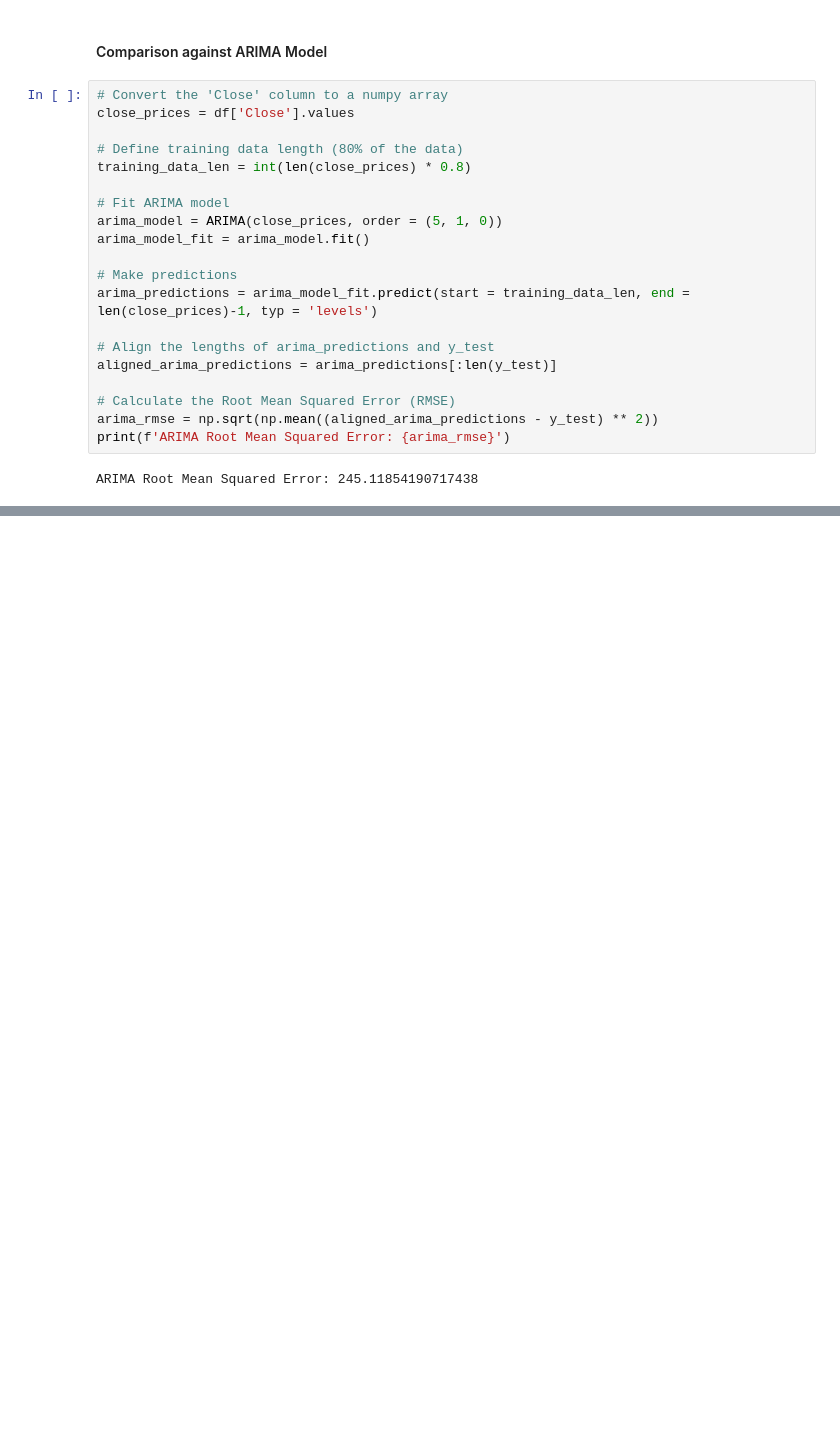
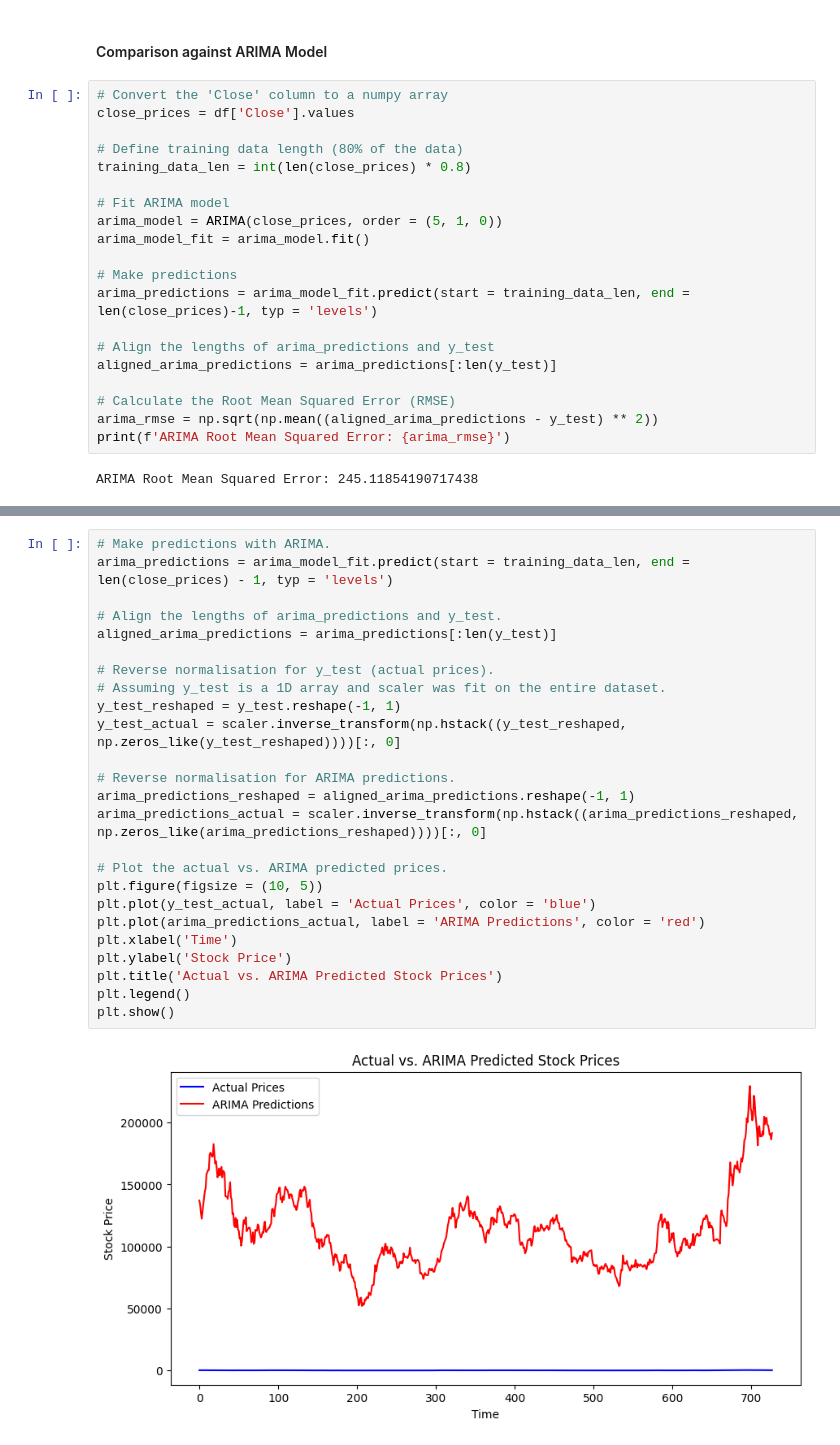
Before and after one commit to aosman101/Stock-Market-Prediction, a Jupyter notebook: Project Code/LSTM Networks.ipynb, the cells around one changed output, grey strips where cells are left out. Cells and saved outputs as stored; diff of their text form; blank space fills up the shorter version.

Commit message:
Completed all sections and comparison against ARIMA model.

```diff
--- a/Project Code/LSTM Networks.ipynb
+++ b/Project Code/LSTM Networks.ipynb
@@ -595,0 +754,27 @@ ARIMA Root Mean Squared Error: 245.11854190717438
+# %%
+# Make predictions with ARIMA.
+arima_predictions = arima_model_fit.predict(start = training_data_len, end = len(close_prices) - 1, typ = 'levels')
+
+# Align the lengths of arima_predictions and y_test.
+aligned_arima_predictions = arima_predictions[:len(y_test)]
+
+# Reverse normalisation for y_test (actual prices).
+# Assuming y_test is a 1D array and scaler was fit on the entire dataset.
+y_test_reshaped = y_test.reshape(-1, 1)
+y_test_actual = scaler.inverse_transform(np.hstack((y_test_reshaped, np.zeros_like(y_test_reshaped))))[:, 0]
+
+# Reverse normalisation for ARIMA predictions.
+arima_predictions_reshaped = aligned_arima_predictions.reshape(-1, 1)
+arima_predictions_actual = scaler.inverse_transform(np.hstack((arima_predictions_reshaped, np.zeros_like(arima_predictions_reshaped))))[:, 0]
+
+# Plot the actual vs. ARIMA predicted prices.
+plt.figure(figsize = (10, 5))
+plt.plot(y_test_actual, label = 'Actual Prices', color = 'blue')
+plt.plot(arima_predictions_actual, label = 'ARIMA Predictions', color = 'red')
+plt.xlabel('Time')
+plt.ylabel('Stock Price')
+plt.title('Actual vs. ARIMA Predicted Stock Prices')
+plt.legend()
+plt.show()
+# %% [output]
+[figure, added]
```
Also changed, not shown: parts of 41 cells of this notebook.
